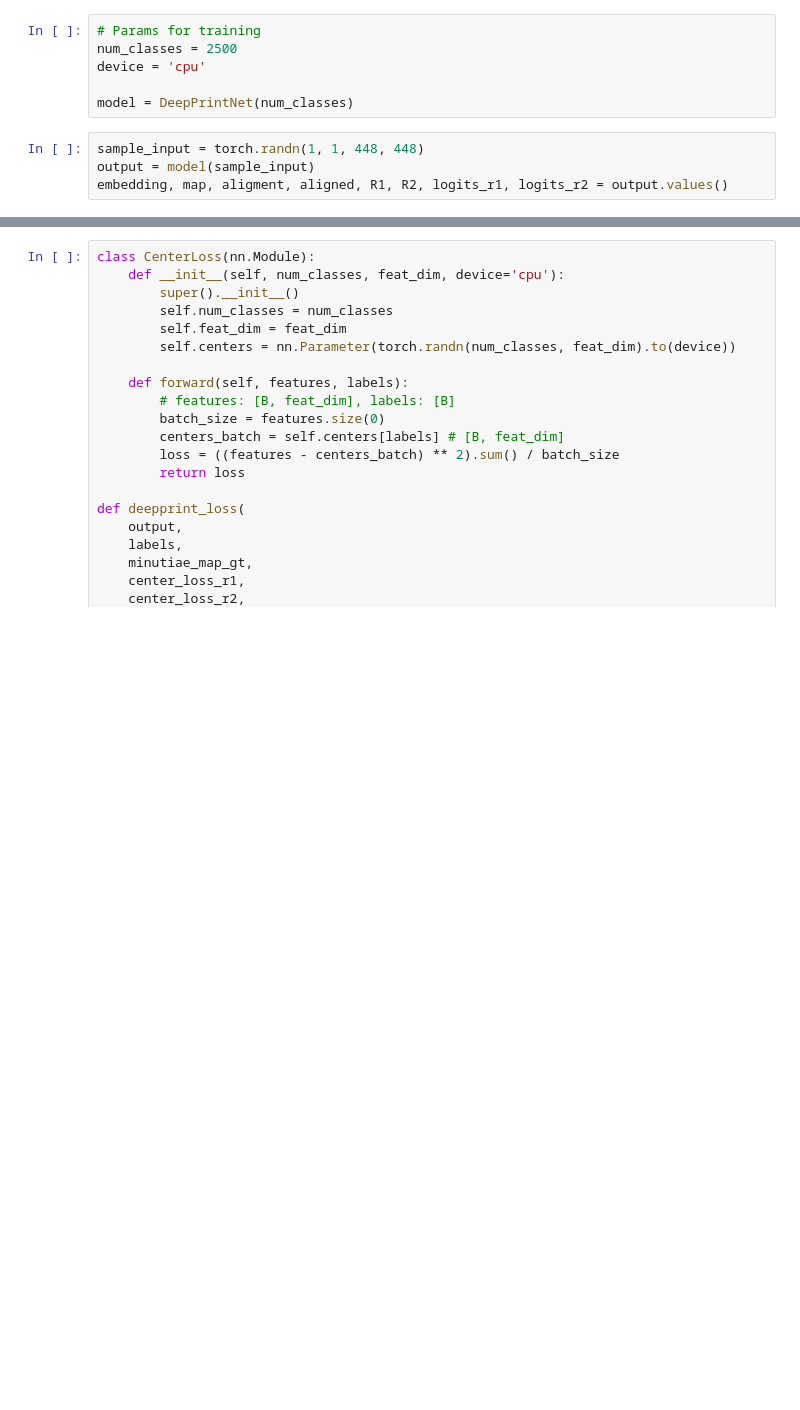
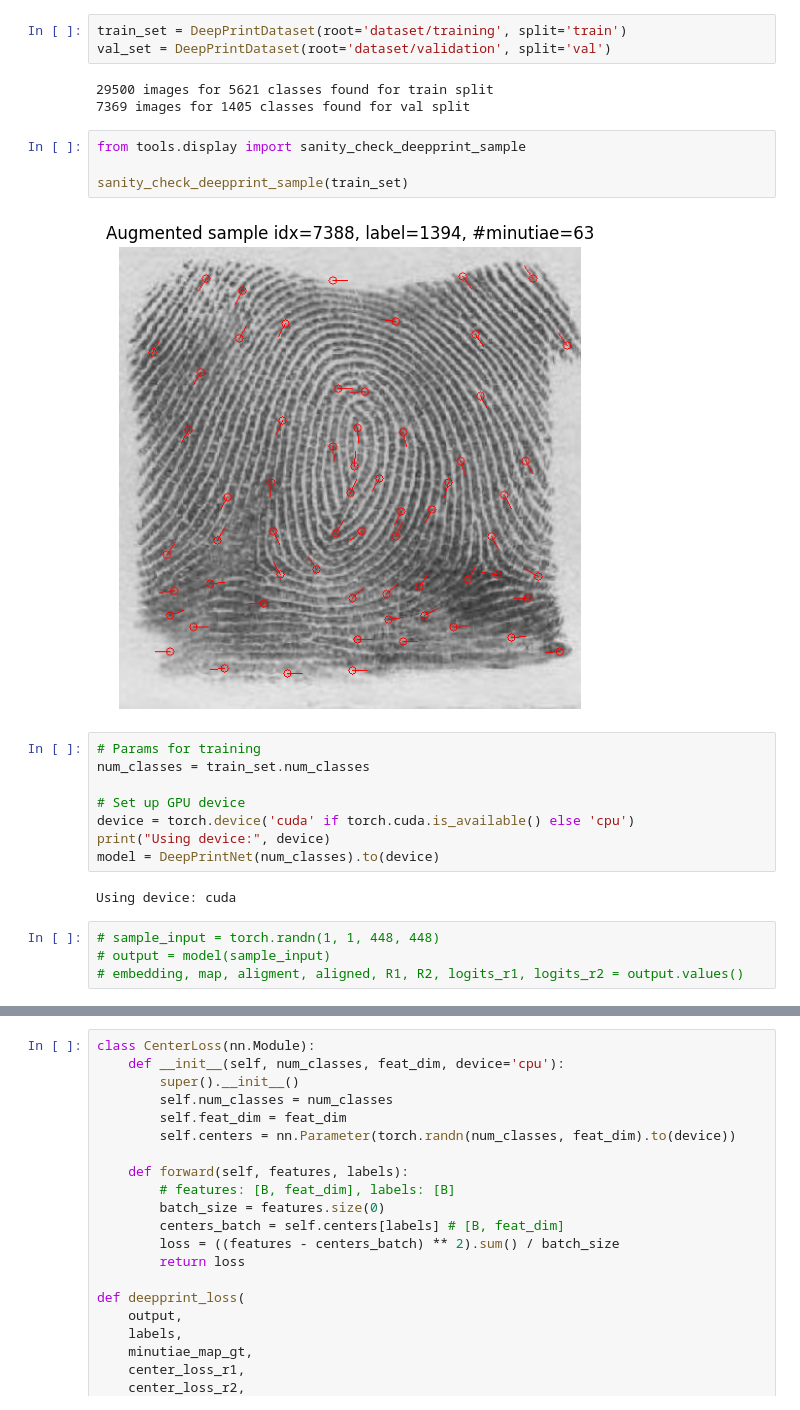
Before and after one commit to Nbeleski/deep-print, a Jupyter notebook: training.ipynb, the cells around one changed output, grey strips where cells are left out. Saved outputs shown, nothing was run; the diff lists cells and outputs as text; blank space fills up the shorter version.

```diff
--- a/training.ipynb
+++ b/training.ipynb
@@ -9,13 +149,29 @@ from DeepPrint.model import DeepPrintNet
+# %%
+train_set = DeepPrintDataset(root='dataset/training', split='train')
+val_set = DeepPrintDataset(root='dataset/validation', split='val')
+# %% [output]
+29500 images for 5621 classes found for train split
+7369 images for 1405 classes found for val split
+# %%
+from tools.display import sanity_check_deepprint_sample
+
+sanity_check_deepprint_sample(train_set)
+# %% [output]
+[figure, added]
 # %%
 # Params for training
-num_classes = 2500
-device = 'cpu'
+num_classes = train_set.num_classes
 
-model = DeepPrintNet(num_classes)
+# Set up GPU device
+device = torch.device('cuda' if torch.cuda.is_available() else 'cpu')
+print("Using device:", device)
+model = DeepPrintNet(num_classes).to(device)
+# %% [output]
+Using device: cuda
 # %%
-sample_input = torch.randn(1, 1, 448, 448)
-output = model(sample_input)
-embedding, map, aligment, aligned, R1, R2, logits_r1, logits_r2 = output.values()
+# sample_input = torch.randn(1, 1, 448, 448)
+# output = model(sample_input)
+# embedding, map, aligment, aligned, R1, R2, logits_r1, logits_r2 = output.values()
 # %%
 # Variance Scaling in torch
 # TODO: check this lol
```
Also changed, not shown: parts of 4 cells of this notebook, 3 other files.
